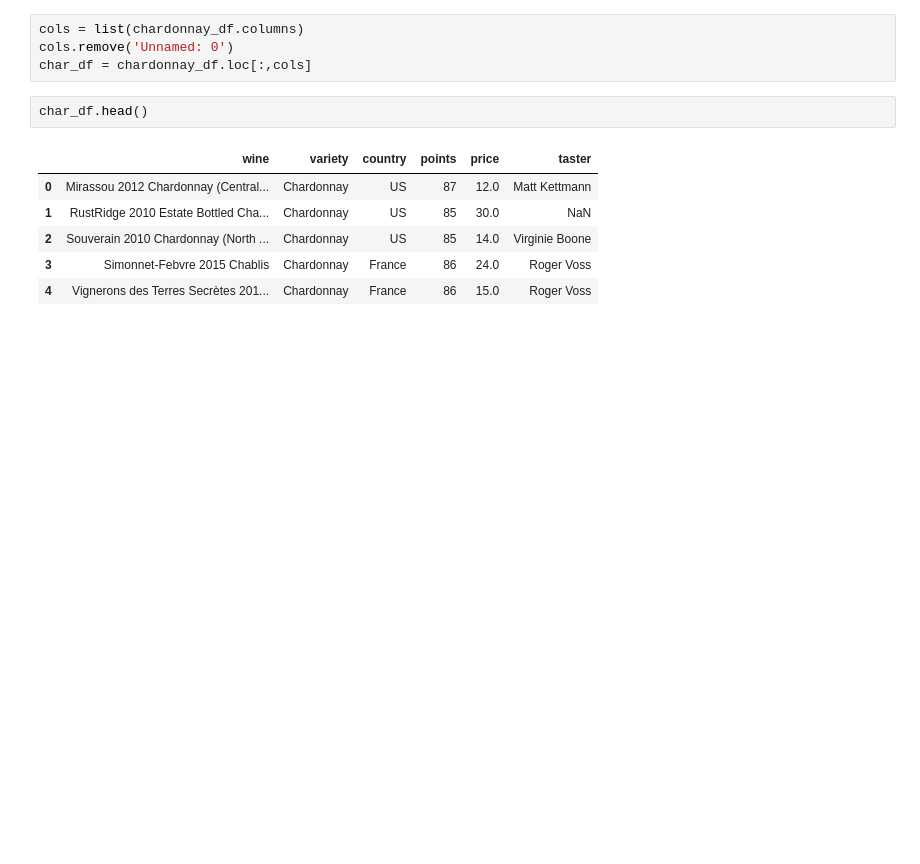
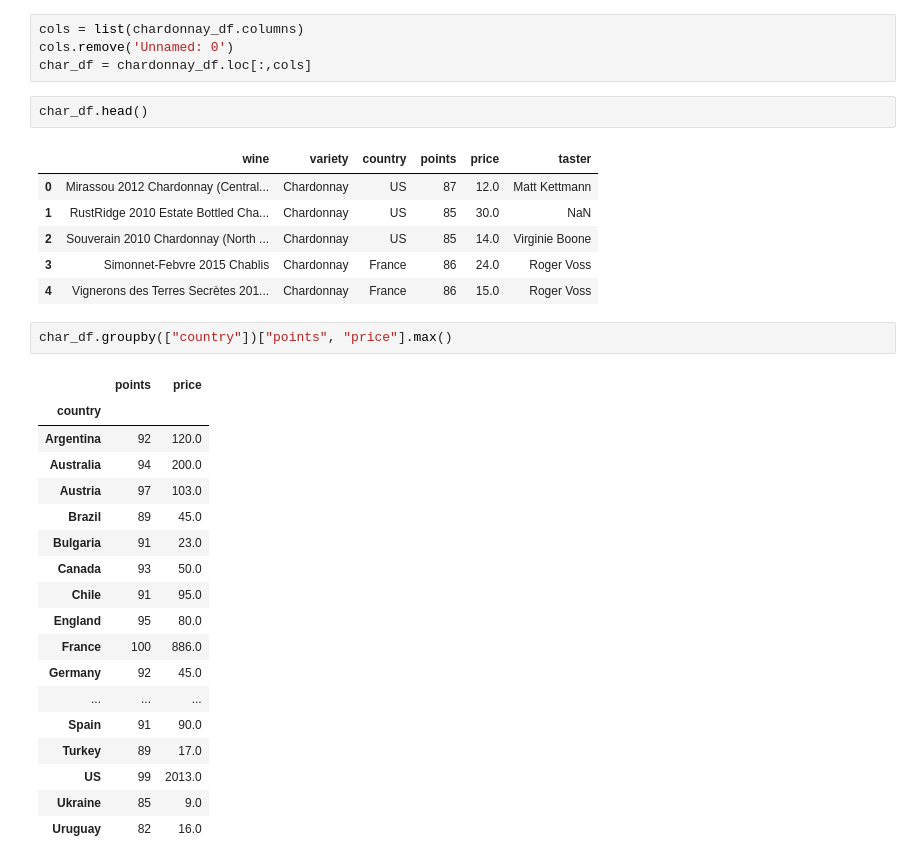
Before and after one commit to ENGRMike/GWProjectOne, a Jupyter notebook: VinyardDataAnalysis_sm_char.ipynb, the cells around one changed output. Drawn from its saved outputs; the diff is of its cells as text; blank space fills up the shorter version.

```diff
--- a/VinyardDataAnalysis_sm_char.ipynb
+++ b/VinyardDataAnalysis_sm_char.ipynb
@@ -17,5 +17,26 @@ char_df.head()
 | 2 | Souverain 2010 Chardonnay (North ... | Chardonnay | US | 85 | 14.0 | Virginie Boone |
 | 3 | Simonnet-Febvre 2015 Chablis | Chardonnay | France | 86 | 24.0 | Roger Voss |
 | 4 | Vignerons des Terres Secrètes 201... | Chardonnay | France | 86 | 15.0 | Roger Voss |
+# %%
+char_df.groupby(["country"])["points", "price"].max()
+# %% [output]
+|  | points | price |
+| country |  |  |
+| Argentina | 92 | 120.0 |
+| Australia | 94 | 200.0 |
+| Austria | 97 | 103.0 |
+| Brazil | 89 | 45.0 |
+| Bulgaria | 91 | 23.0 |
+| Canada | 93 | 50.0 |
+| Chile | 91 | 95.0 |
+| England | 95 | 80.0 |
+| France | 100 | 886.0 |
+| Germany | 92 | 45.0 |
+| ... | ... | ... |
+| Spain | 91 | 90.0 |
+| Turkey | 89 | 17.0 |
+| US | 99 | 2013.0 |
+| Ukraine | 85 | 9.0 |
+| Uruguay | 82 | 16.0 |
 # %%
 plt.figure(figsize=(18,8))
```
Also changed, not shown: parts of 3 cells of this notebook, 2 other files.
